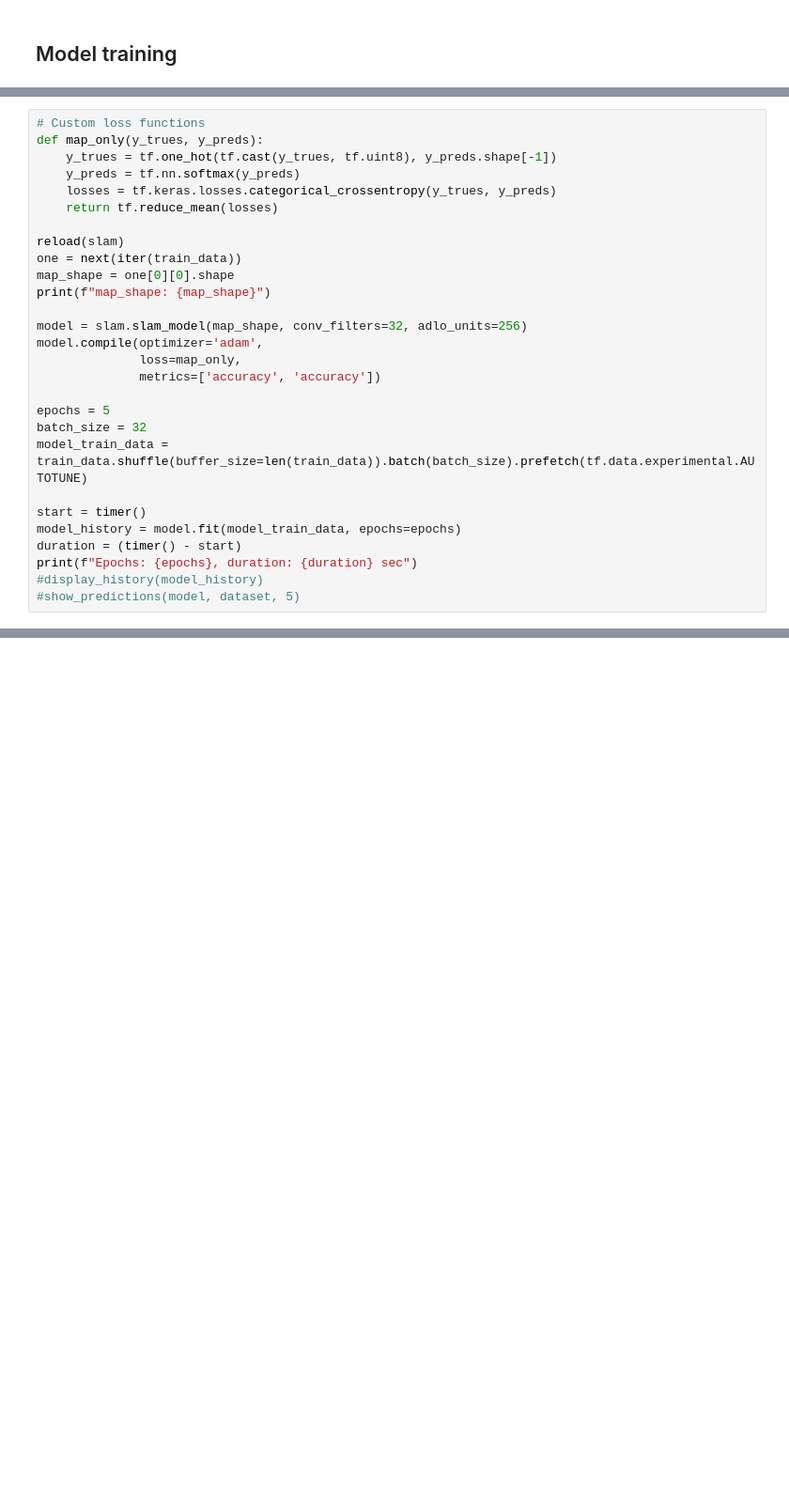
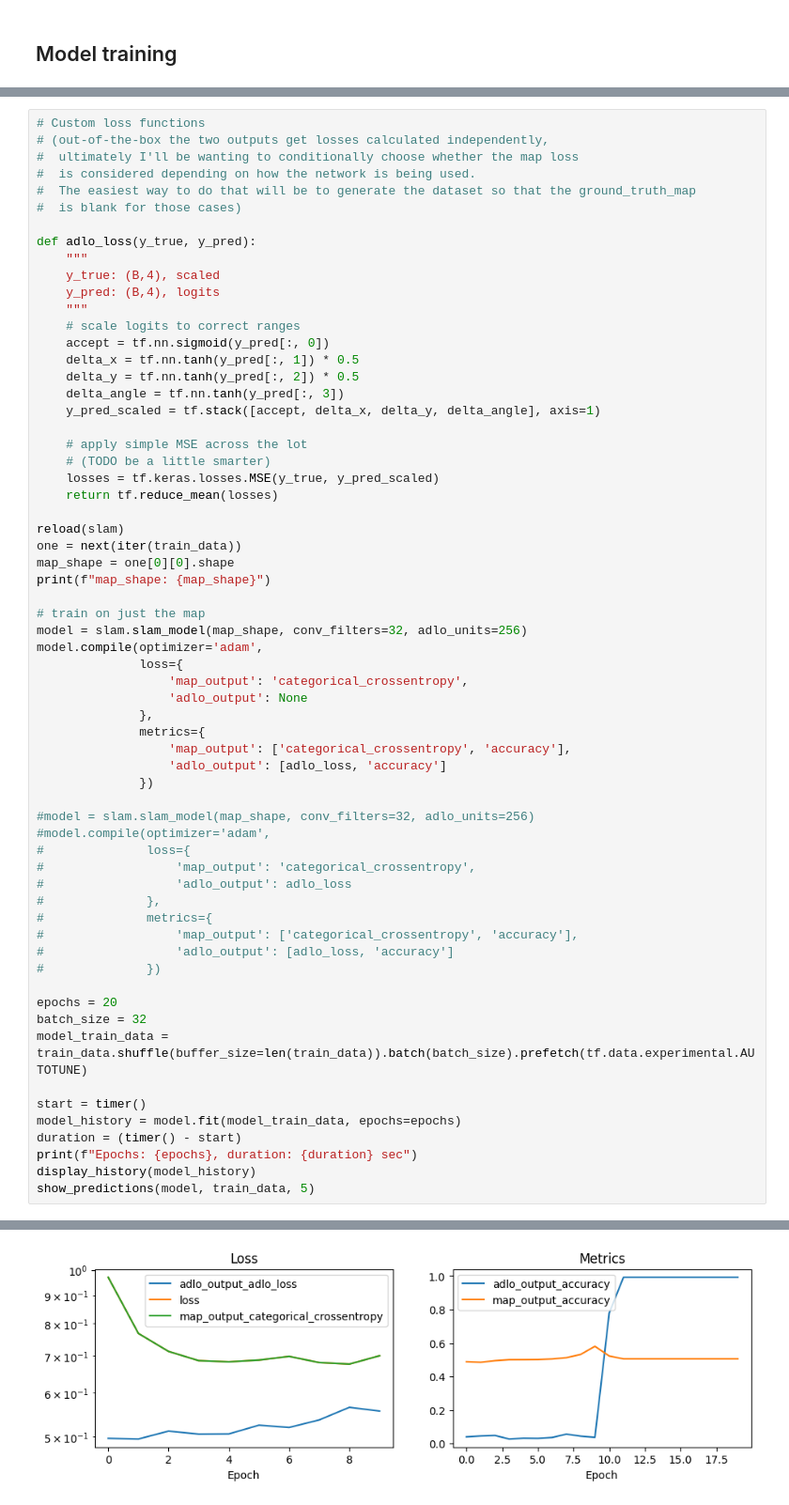
Before and after one commit to malcolmlett/robovac, a Jupyter notebook: Experiment_SLAM_1.ipynb, the cells around one changed output, grey strips where cells are left out. Shown at 94% size. Saved outputs shown, nothing was run; the diff lists cells and outputs as text; blank space fills up the shorter version.

```diff
--- a/Experiment_SLAM_1.ipynb
+++ b/Experiment_SLAM_1.ipynb
@@ -636,9 +785,26 @@ model.summary()
 # %%
 # Custom loss functions
-def map_only(y_trues, y_preds):
-    y_trues = tf.one_hot(tf.cast(y_trues, tf.uint8), y_preds.shape[-1])
-    y_preds = tf.nn.softmax(y_preds)
-    losses = tf.keras.losses.categorical_crossentropy(y_trues, y_preds)
+# (out-of-the-box the two outputs get losses calculated independently,
+#  ultimately I'll be wanting to conditionally choose whether the map loss
+#  is considered depending on how the network is being used.
+#  The easiest way to do that will be to generate the dataset so that the ground_truth_map
+#  is blank for those cases)
+
+def adlo_loss(y_true, y_pred):
+    """
+    y_true: (B,4), scaled
+    y_pred: (B,4), logits
+    """
+    # scale logits to correct ranges
+    accept = tf.nn.sigmoid(y_pred[:, 0])
+    delta_x = tf.nn.tanh(y_pred[:, 1]) * 0.5
+    delta_y = tf.nn.tanh(y_pred[:, 2]) * 0.5
+    delta_angle = tf.nn.tanh(y_pred[:, 3])
+    y_pred_scaled = tf.stack([accept, delta_x, delta_y, delta_angle], axis=1)
+
+    # apply simple MSE across the lot
+    # (TODO be a little smarter)
+    losses = tf.keras.losses.MSE(y_true, y_pred_scaled)
     return tf.reduce_mean(losses)
 
 reload(slam)
@@ -646,12 +812,30 @@ one = next(iter(train_data))
 map_shape = one[0][0].shape
 print(f"map_shape: {map_shape}")
 
+# train on just the map
 model = slam.slam_model(map_shape, conv_filters=32, adlo_units=256)
 model.compile(optimizer='adam',
-              loss=map_only,
-              metrics=['accuracy', 'accuracy'])
+              loss={
+                  'map_output': 'categorical_crossentropy',
+                  'adlo_output': None
+              },
+              metrics={
+                  'map_output': ['categorical_crossentropy', 'accuracy'],
+                  'adlo_output': [adlo_loss, 'accuracy']
+              })
 
-epochs = 5
+#model = slam.slam_model(map_shape, conv_filters=32, adlo_units=256)
+#model.compile(optimizer='adam',
+#              loss={
+#                  'map_output': 'categorical_crossentropy',
+#                  'adlo_output': adlo_loss
+#              },
+#              metrics={
+#                  'map_output': ['categorical_crossentropy', 'accuracy'],
+#                  'adlo_output': [adlo_loss, 'accuracy']
+#              })
+
+epochs = 20
 batch_size = 32
 model_train_data = train_data.shuffle(buffer_size=len(train_data)).batch(batch_size).prefetch(tf.data.experimental.AUTOTUNE)
 
@@ -659,8 +843,8 @@ start = timer()
 model_history = model.fit(model_train_data, epochs=epochs)
 duration = (timer() - start)
 print(f"Epochs: {epochs}, duration: {duration} sec")
-#display_history(model_history)
-#show_predictions(model, dataset, 5)
+display_history(model_history)
+show_predictions(model, train_data, 5)
 # %% [output]
 map_shape: (149, 149, 3)
 Map shape: (149, 149, 3) + padding (11, 11, 0)
@@ -680,0 +872 @@ Epochs: 5, duration: 29.324874707999697 sec
+[figure, added]
```
Also changed, not shown: parts of 23 cells of this notebook.
